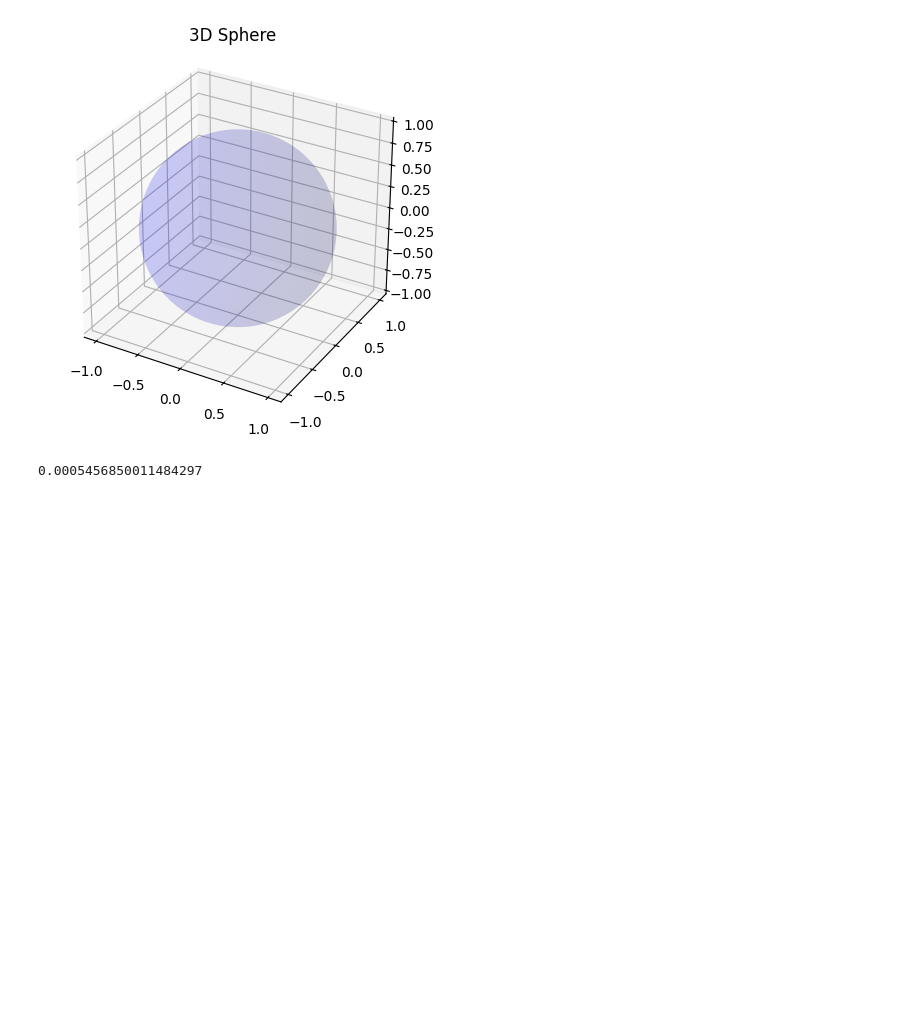
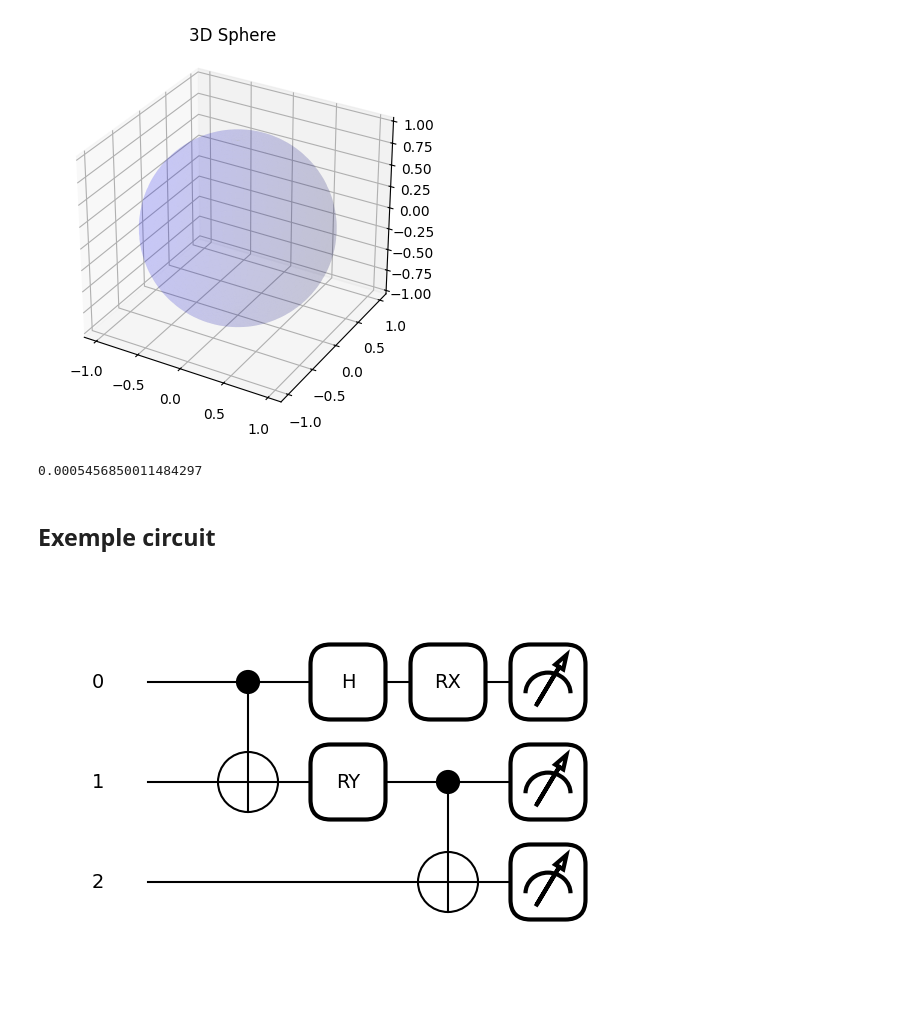
Before and after one commit to VicLambert/qml-quansistor-entropy, a Jupyter notebook: qqe/notebooks/final.ipynb, the cells around one changed output. Drawn from its saved outputs; the diff is of its cells as text; code cells hidden in the pictures; blank space fills up the shorter version.

```diff
--- a/qqe/notebooks/final.ipynb
+++ b/qqe/notebooks/final.ipynb
@@ -617,3 +617,5 @@ batch_size = PARAMS.get(family, {}).get("batch_size", 0)
 lr
 # %% [output]
 0.0005456850011484297
+# %% [markdown]
+## Exemple circuit
@@ -619,0 +626,16 @@ lr
+# %%
+dev = qml.device("default.qubit", wires=[0, 1, 2])
+
+
+@qml.qnode(dev)
+def my_circuit(x, y):
+    qml.CNOT(wires=[0,1])
+    qml.H(wires=0)
+    qml.RX(x, wires=0)
+    qml.RY(y, wires=1)
+    qml.CNOT(wires=[1,2])
+    return qml.state()
+# %%
+_ = qml.draw_mpl(my_circuit, level="device")(np.pi/4, np.pi/3)
+# %% [output]
+[figure, added]
```
Also changed, not shown: parts of 1 cell of this notebook, 1 other file.
